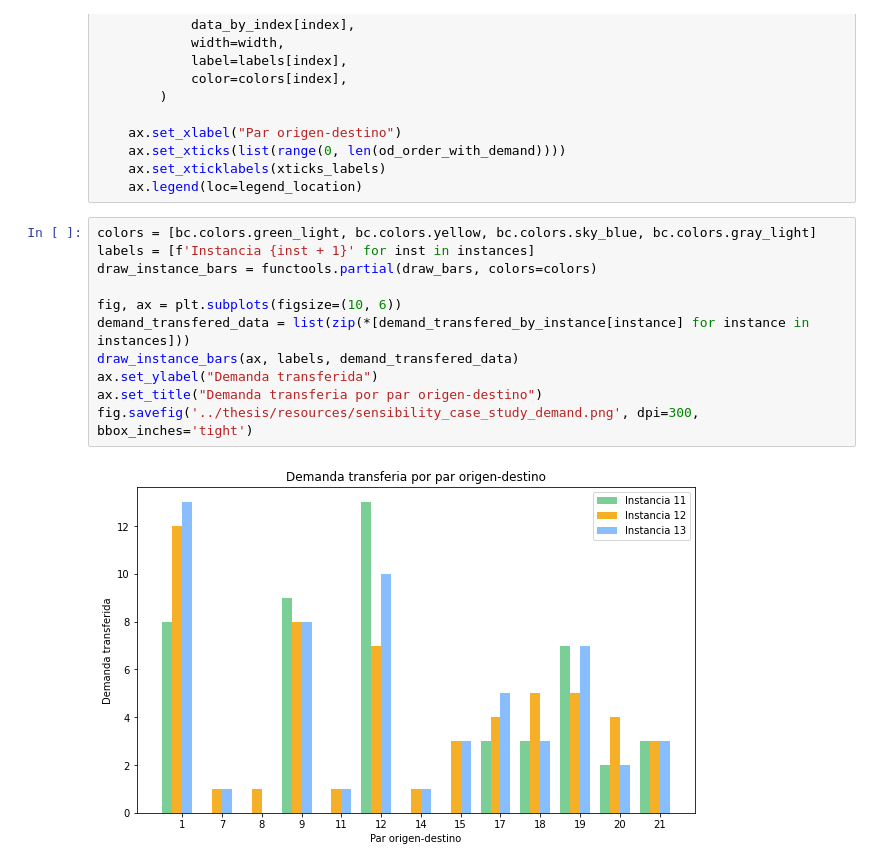
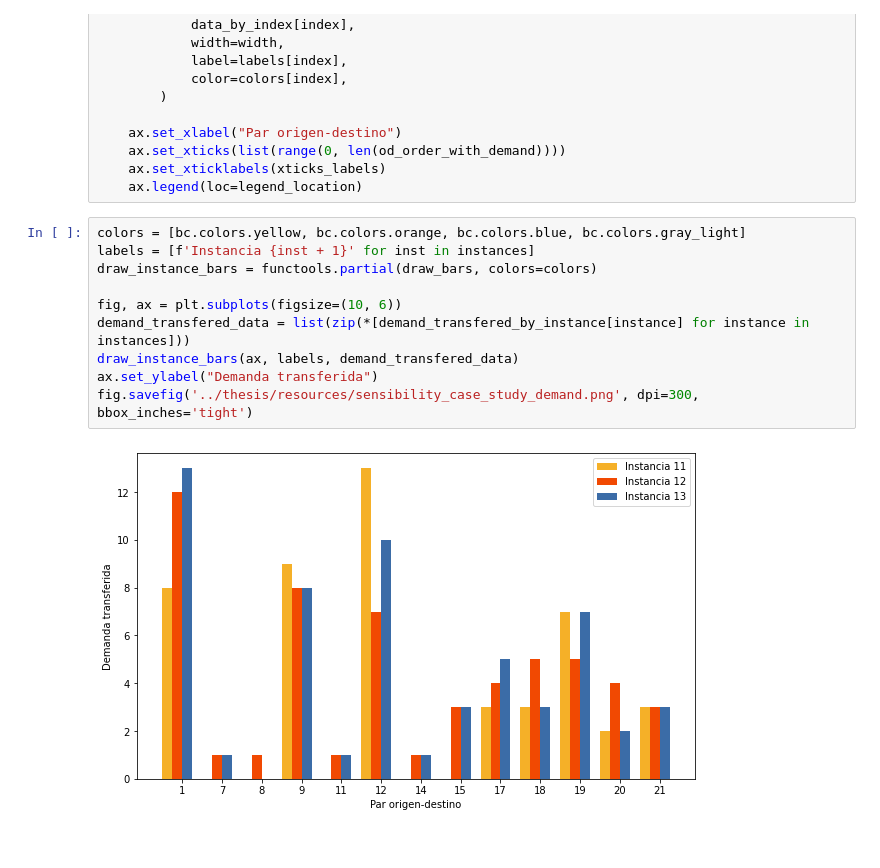
Before and after one commit to joaquinco/bicycle-network-design, a Jupyter notebook: notebooks/Sioux Falls - Sensibility.ipynb, the cells around one changed output. Drawn from its saved outputs; the diff is of its cells as text.

Commit message:
changes in figures on sioux falls sensibility

```diff
--- a/notebooks/Sioux Falls - Sensibility.ipynb
+++ b/notebooks/Sioux Falls - Sensibility.ipynb
@@ -193,18 +193,17 @@ def draw_bars(ax, labels, data, width=0.25, colors=None, legend_location='best')
     ax.set_xticklabels(xticks_labels)
     ax.legend(loc=legend_location)
 # %%
-colors = [bc.colors.green_light, bc.colors.yellow, bc.colors.sky_blue, bc.colors.gray_light]
+colors = [bc.colors.yellow, bc.colors.orange, bc.colors.blue, bc.colors.gray_light]
 labels = [f'Instancia {inst + 1}' for inst in instances]
 draw_instance_bars = functools.partial(draw_bars, colors=colors)
 
 fig, ax = plt.subplots(figsize=(10, 6))
 demand_transfered_data = list(zip(*[demand_transfered_by_instance[instance] for instance in instances]))
 draw_instance_bars(ax, labels, demand_transfered_data)
 ax.set_ylabel("Demanda transferida")
-ax.set_title("Demanda transferia por par origen-destino")
 fig.savefig('../thesis/resources/sensibility_case_study_demand.png', dpi=300, bbox_inches='tight')
 # %% [output]
-[figure, old version]
+[figure, new version]
 # %%
 fig2, ax2 = plt.subplots(figsize=(10, 6))
 shortest_path_by_instance_plus_base = {**shortest_path_by_instance, 'base': base_shortest_path_costs}
```
Also changed, not shown: parts of 1 cell of this notebook, 3 other files.
